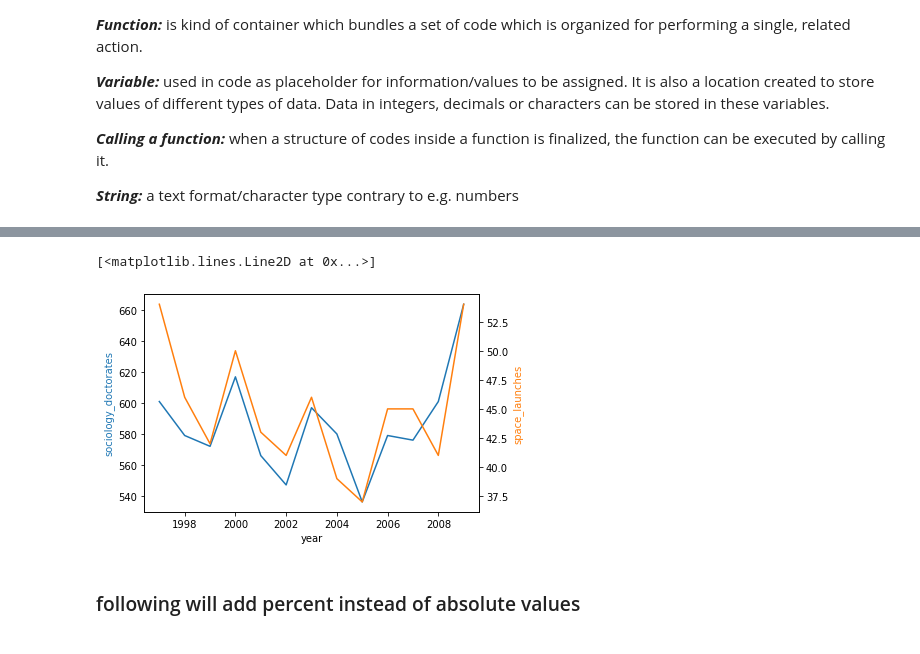
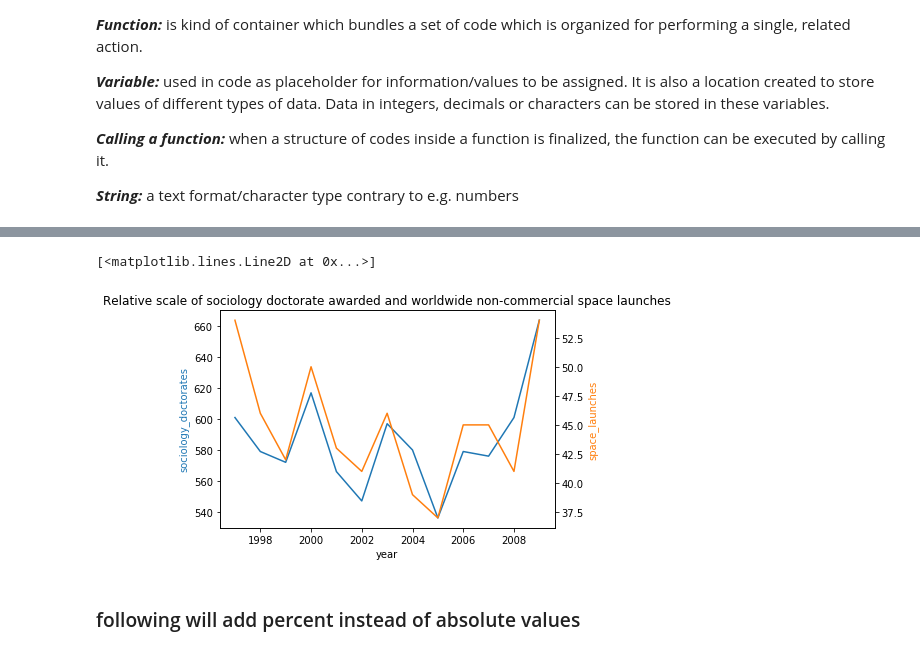
Before and after one commit to Bokubst/homework-scientific-computing, a Jupyter notebook: homework03-python-introduction/Homework_3_Solutions_Bokubst (Final Modification).ipynb, the cells around one changed output, grey strips where cells are left out. Drawn from its saved outputs; the diff is of its cells as text; code cells hidden in the pictures.

```diff
--- a/homework03-python-introduction/Homework_3_Solutions_Bokubst (Final Modification).ipynb
+++ b/homework03-python-introduction/Homework_3_Solutions_Bokubst (Final Modification).ipynb
@@ -33,22 +33,21 @@ sociology_doctorates = [601, 579, 572, 617, 566, 547, 597, 580, 536, 579, 576, 6
 space_launches = [54, 46, 42, 50, 43, 41, 46, 39, 37, 45, 45, 41, 54]
 years = list(range(1997, 2009 + 1))
 # %%
-### alternative solution try (PeterZ)
-
 import matplotlib.pyplot as plt
 
 fig, ax = plt.subplots()
 
 plt.plot (years, sociology_doctorates)
 ax.set_ylabel ("sociology_doctorates", color = "C10")
 plt.xlabel('year')
+plt.title('Relative scale of sociology doctorate awarded and worldwide non-commercial space launches')
 
 ax2 = ax.twinx()
 ax2.set_ylabel ("space_launches", color = "C1")
 plt.plot (years, space_launches, color = "C1")
 # %% [output]
 [<matplotlib.lines.Line2D at 0x...>]
-[figure, old version]
+[figure, new version]
 # %% [markdown]
 ### following will add percent instead of absolute values
 # %%
```
Also changed, not shown: parts of 1 cell of this notebook.
